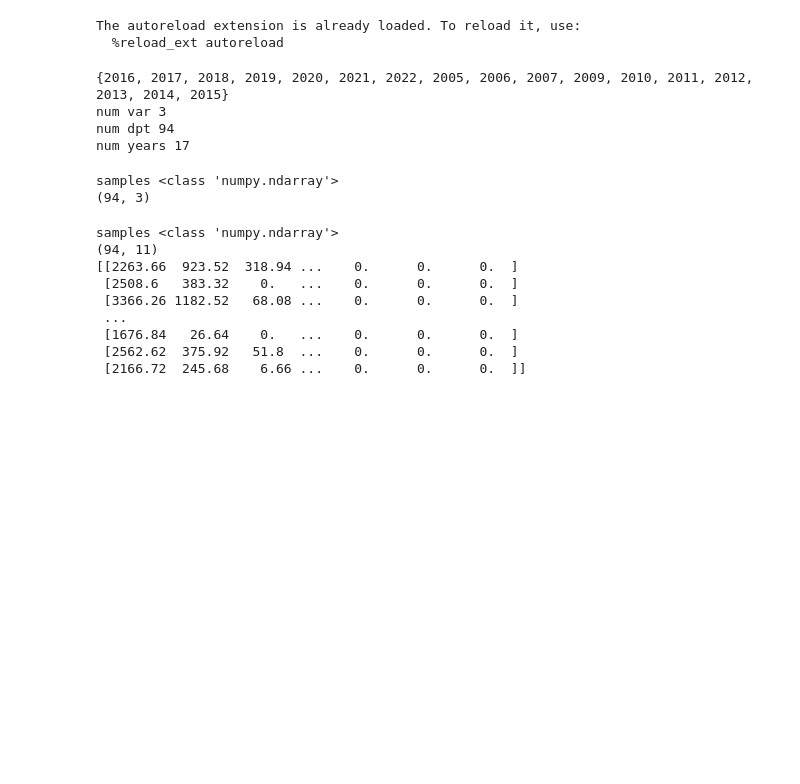
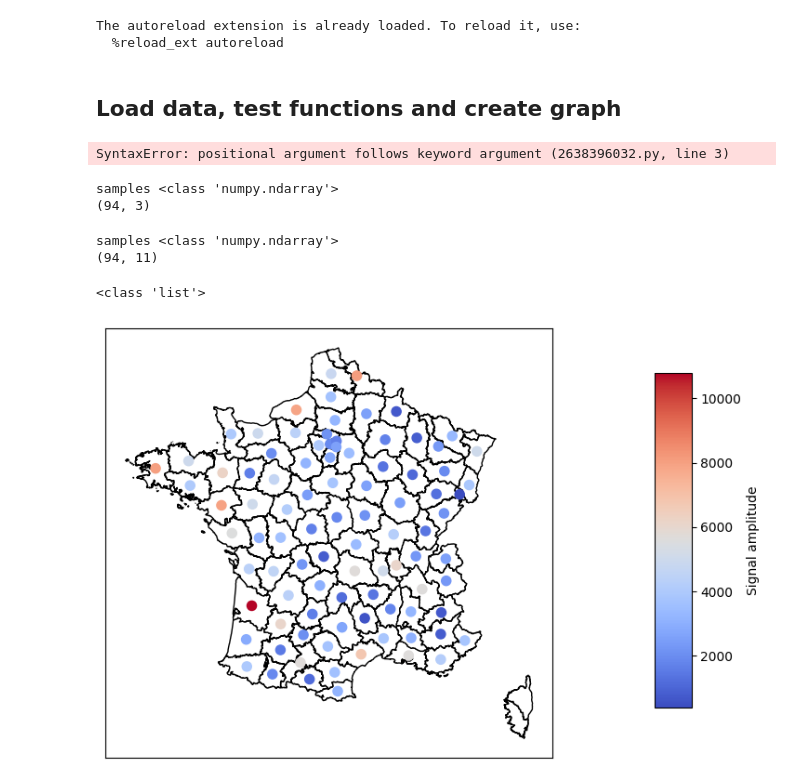
Before and after one commit to MathildeDupouy/learnGraph, a Jupyter notebook: scripts/realData_analyse_data.ipynb, the cells around one changed output. Cells and saved outputs as stored; diff of their text form; code cells hidden in the pictures; blank space fills up the shorter version.

Commit message:
test solver

```diff
--- a/scripts/realData_analyse_data.ipynb
+++ b/scripts/realData_analyse_data.ipynb
@@ -6,16 +7,15 @@ from load_data import *
 # %% [output]
 The autoreload extension is already loaded. To reload it, use:
   %reload_ext autoreload
+# %% [markdown]
+## Load data, test functions and create graph
 # %%
 # Load data and desired columns
 fuel_data = Fuel_data('../__data/Donnees-annuelles-de-consommation-de-produits-petroliers-par-departement-France-metropol.2022-09.csv')
-fuel_data.truncate([SUPER_PLOMBE, SUPER_SANS_PLOMB, GAZOLE])
+fuel_data.truncate(keys_to_keep=[SUPER_PLOMBE, SUPER_SANS_PLOMB, GAZOLE], dpt)
 print("num var", fuel_data.num_var)
 print("num dpt", fuel_data.num_dpt)
 print("num years", fuel_data.num_years)
 # %% [output]
-{2016, 2017, 2018, 2019, 2020, 2021, 2022, 2005, 2006, 2007, 2009, 2010, 2011, 2012, 2013, 2014, 2015}
-num var 3
-num dpt 94
-num years 17
+SyntaxError: positional argument follows keyword argument (2638396032.py, line 3)
 # %%
@@ -26,17 +27,18 @@ print(samples_2005.shape)
 samples <class 'numpy.ndarray'>
 (94, 3)
 # %%
+# Test sample by year
 samples_super_plombe = fuel_data.samples_by_year(SUPER_PLOMBE)
 print('samples', type(samples_super_plombe))
 print(samples_super_plombe.shape)
-print(samples_super_plombe)
 # %% [output]
 samples <class 'numpy.ndarray'>
 (94, 11)
-[[2263.66  923.52  318.94 ...    0.      0.      0.  ]
- [2508.6   383.32    0.   ...    0.      0.      0.  ]
- [3366.26 1182.52   68.08 ...    0.      0.      0.  ]
- ...
- [1676.84   26.64    0.   ...    0.      0.      0.  ]
- [2562.62  375.92   51.8  ...    0.      0.      0.  ]
- [2166.72  245.68    6.66 ...    0.      0.      0.  ]]
+# %%
+# Test graph contruction
+fuel_data.generate_graph()
+print(type(fuel_data.graph.nodes[1]['pos']))
+plot_graph_department(fuel_data.graph, samples_2005[:, 0])
+# %% [output]
+<class 'list'>
+[figure, added]
```
Also changed, not shown: parts of 6 cells of this notebook.
